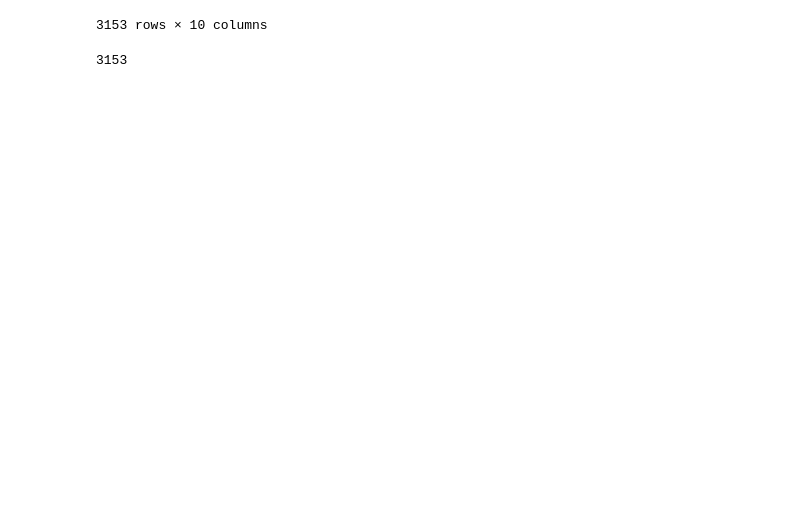
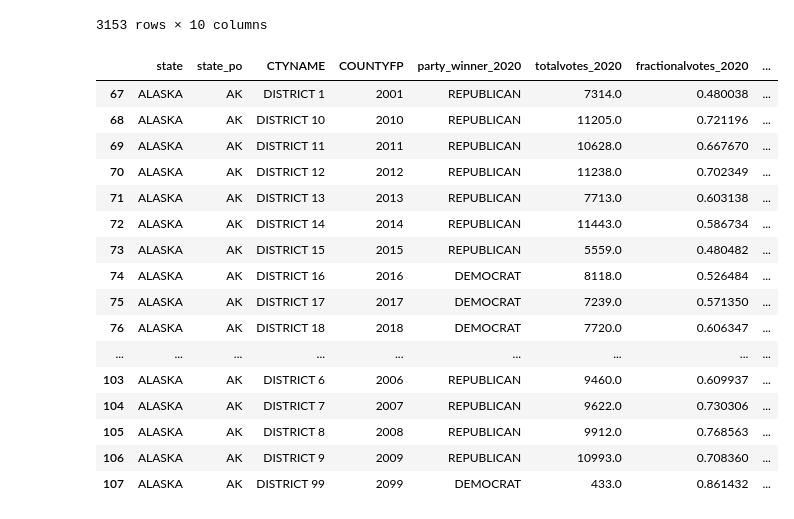
Before and after one commit to sjtalkar/Milestone1BPresidentialElectionAndCovid, a Jupyter notebook: CodeForPresidentialElectionsAndCovid/CovidVsUnemployment.ipynb, the cells around one changed output. Saved outputs shown, nothing was run; the diff lists cells and outputs as text; code cells hidden in the pictures; blank space fills up the shorter version.

```diff
--- a/CodeForPresidentialElectionsAndCovid/CovidVsUnemployment.ipynb
+++ b/CodeForPresidentialElectionsAndCovid/CovidVsUnemployment.ipynb
@@ -172,7 +192,23 @@ election_df
 | 3151 | WYOMING | WY | WASHAKIE | 56043 | REPUBLICAN | 4032.0 | 0.804812 | ... |
 | 3152 | WYOMING | WY | WESTON | 56045 | REPUBLICAN | 3560.0 | 0.872753 | ... |
 3153 rows × 10 columns
-# %%
-len(election_df)
-# %% [output]
-3153
+# %%
+election_df[election_df["state_po"]=="AK"]
+# %% [output]
+|  | state | state_po | CTYNAME | COUNTYFP | party_winner_2020 | totalvotes_2020 | fractionalvotes_2020 | ... |
+| 67 | ALASKA | AK | DISTRICT 1 | 2001 | REPUBLICAN | 7314.0 | 0.480038 | ... |
+| 68 | ALASKA | AK | DISTRICT 10 | 2010 | REPUBLICAN | 11205.0 | 0.721196 | ... |
+| 69 | ALASKA | AK | DISTRICT 11 | 2011 | REPUBLICAN | 10628.0 | 0.667670 | ... |
+| 70 | ALASKA | AK | DISTRICT 12 | 2012 | REPUBLICAN | 11238.0 | 0.702349 | ... |
+| 71 | ALASKA | AK | DISTRICT 13 | 2013 | REPUBLICAN | 7713.0 | 0.603138 | ... |
+| 72 | ALASKA | AK | DISTRICT 14 | 2014 | REPUBLICAN | 11443.0 | 0.586734 | ... |
+| 73 | ALASKA | AK | DISTRICT 15 | 2015 | REPUBLICAN | 5559.0 | 0.480482 | ... |
+| 74 | ALASKA | AK | DISTRICT 16 | 2016 | DEMOCRAT | 8118.0 | 0.526484 | ... |
+| 75 | ALASKA | AK | DISTRICT 17 | 2017 | DEMOCRAT | 7239.0 | 0.571350 | ... |
+| 76 | ALASKA | AK | DISTRICT 18 | 2018 | DEMOCRAT | 7720.0 | 0.606347 | ... |
+| ... | ... | ... | ... | ... | ... | ... | ... | ... |
+| 103 | ALASKA | AK | DISTRICT 6 | 2006 | REPUBLICAN | 9460.0 | 0.609937 | ... |
+| 104 | ALASKA | AK | DISTRICT 7 | 2007 | REPUBLICAN | 9622.0 | 0.730306 | ... |
+| 105 | ALASKA | AK | DISTRICT 8 | 2008 | REPUBLICAN | 9912.0 | 0.768563 | ... |
+| 106 | ALASKA | AK | DISTRICT 9 | 2009 | REPUBLICAN | 10993.0 | 0.708360 | ... |
+| 107 | ALASKA | AK | DISTRICT 99 | 2099 | DEMOCRAT | 433.0 | 0.861432 | ... |
```
Also changed, not shown: parts of 1 cell of this notebook, 2 other files.
